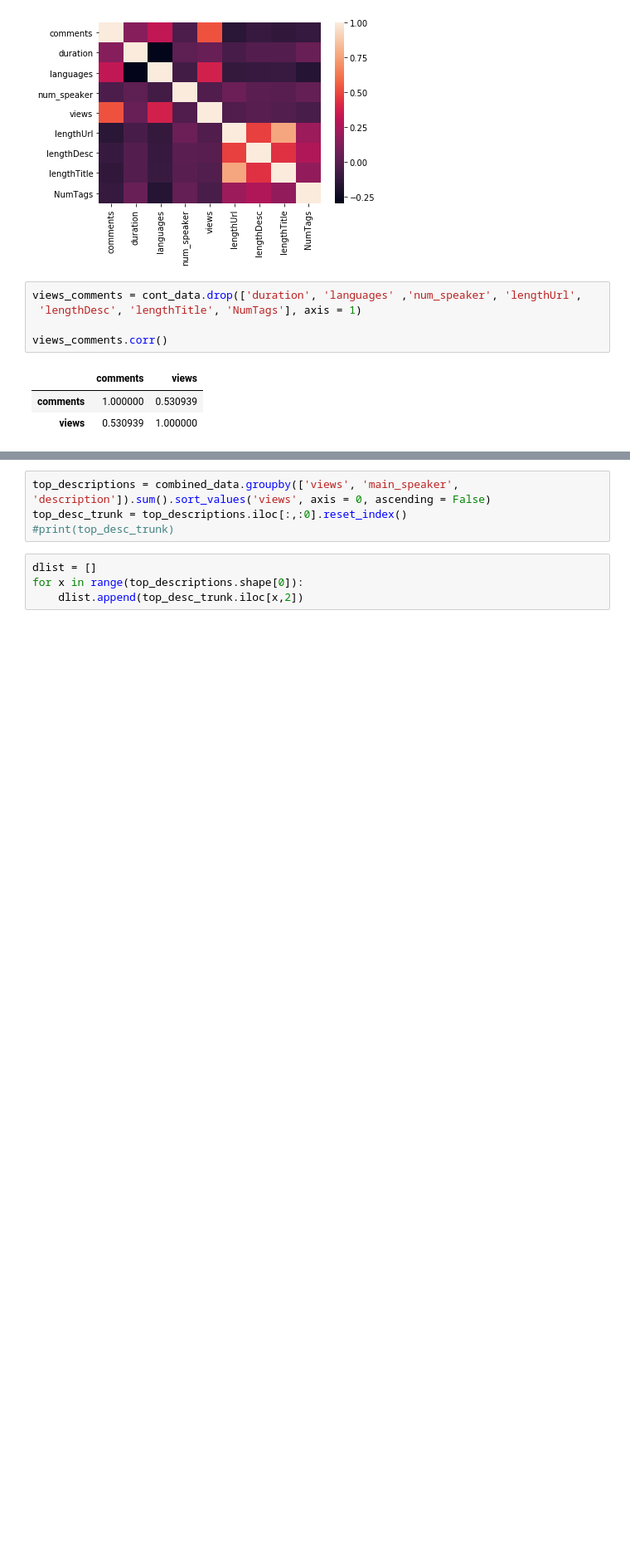
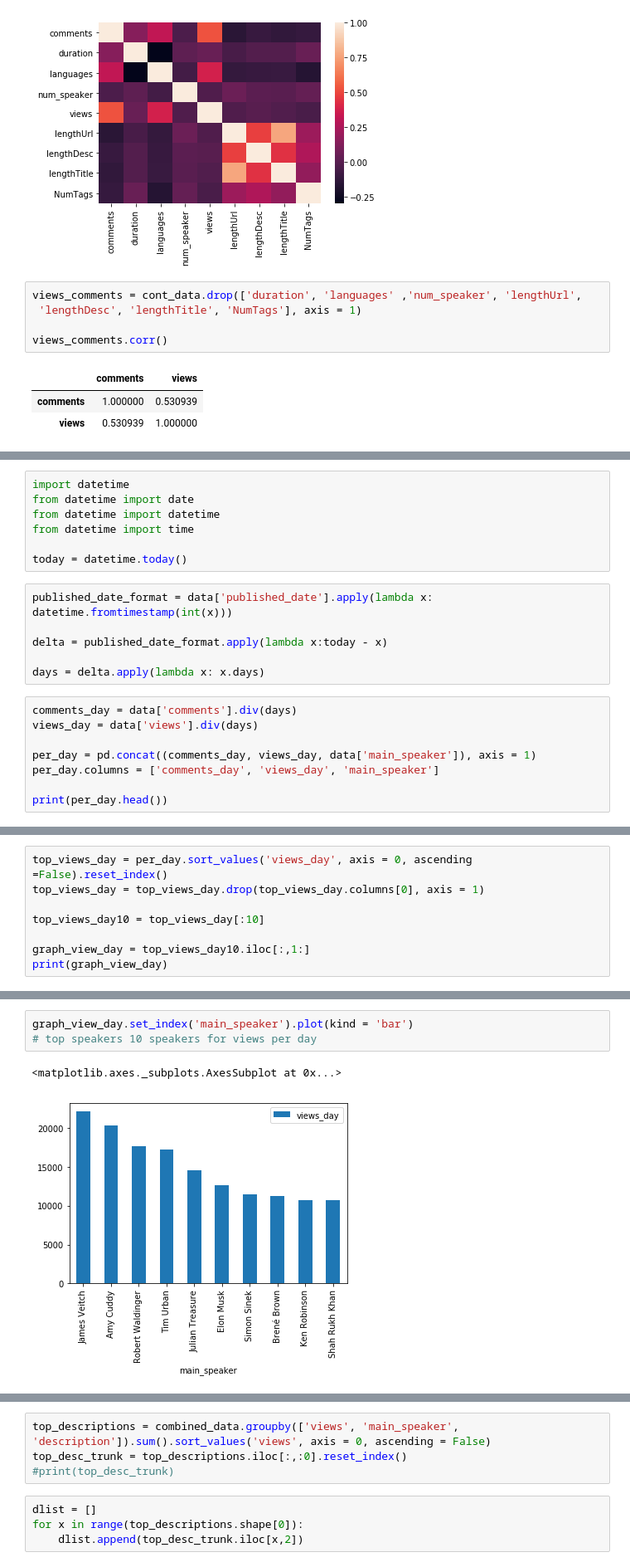
Before and after one commit to dkyol/deepLearning-, a Jupyter notebook: Ted_talk_project .ipynb, the cells around one changed output, grey strips where cells are left out. Shown at 83% size. Cells and saved outputs as stored; diff of their text form; blank space fills up the shorter version.

```diff
--- a/Ted_talk_project .ipynb
+++ b/Ted_talk_project .ipynb
@@ -77,0 +80,21 @@ top_10.set_index('main_speaker').plot(kind = 'bar')
+# %%
+import datetime
+from datetime import date
+from datetime import datetime
+from datetime import time
+
+today = datetime.today()
+# %%
+published_date_format = data['published_date'].apply(lambda x: datetime.fromtimestamp(int(x)))
+
+delta = published_date_format.apply(lambda x:today - x)
+
+days = delta.apply(lambda x: x.days)
+# %%
+comments_day = data['comments'].div(days)
+views_day = data['views'].div(days)
+
+per_day = pd.concat((comments_day, views_day, data['main_speaker']), axis = 1)
+per_day.columns = ['comments_day', 'views_day', 'main_speaker']
+
+print(per_day.head())
@@ -77,0 +108,8 @@ top_10.set_index('main_speaker').plot(kind = 'bar')
+# %%
+top_views_day = per_day.sort_values('views_day', axis = 0, ascending =False).reset_index()
+top_views_day = top_views_day.drop(top_views_day.columns[0], axis = 1)
+
+top_views_day10 = top_views_day[:10]
+
+graph_view_day = top_views_day10.iloc[:,1:]
+print(graph_view_day)
@@ -78,3 +128,9 @@ top_10.set_index('main_speaker').plot(kind = 'bar')
+# %%
+graph_view_day.set_index('main_speaker').plot(kind = 'bar')
+# top speakers 10 speakers for views per day
+# %% [output]
+<matplotlib.axes._subplots.AxesSubplot at 0x...>
+[figure, added]
 # %%
 top_comments = combined_data.groupby(['main_speaker', 'comments', 'speaker_occupation']).sum().sort_values('comments', axis = 0, ascending = False)
 #print(top_comments)
```
Also changed, not shown: parts of 23 cells of this notebook.
